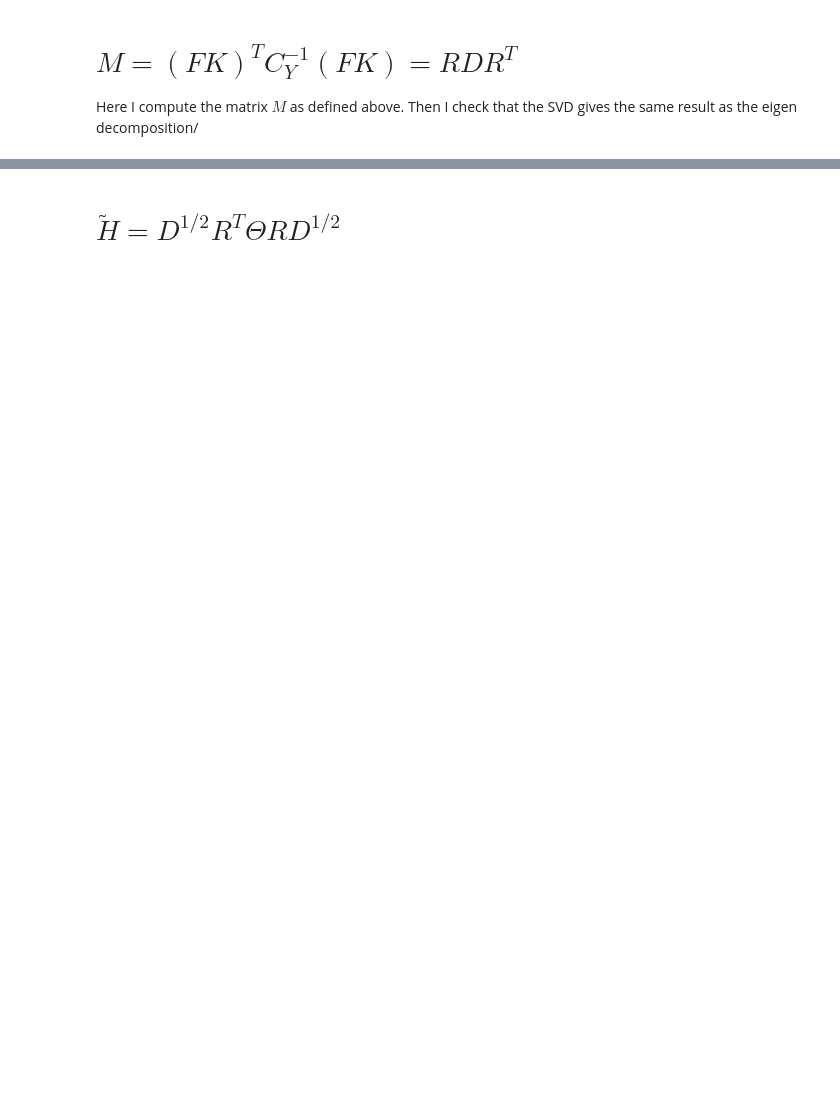
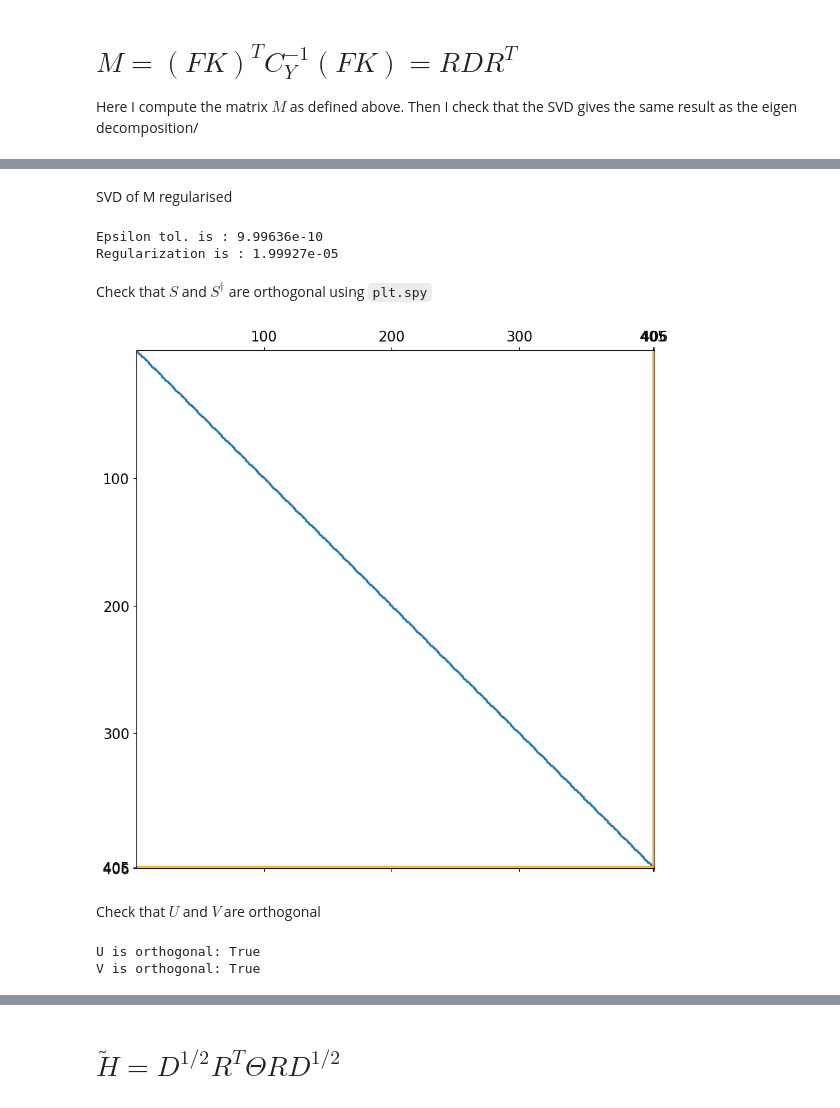
Before and after one commit to achiefa/DeepLearningTheory, a Jupyter notebook: Experiments/Integrated_solution/nnpdf/data_evolution_svd.ipynb, the cells around one changed output, grey strips where cells are left out. Saved outputs shown, nothing was run; the diff lists cells and outputs as text; code cells hidden in the pictures; blank space fills up the shorter version.

```diff
--- a/Experiments/Integrated_solution/nnpdf/data_evolution_svd.ipynb
+++ b/Experiments/Integrated_solution/nnpdf/data_evolution_svd.ipynb
@@ -367,0 +316,45 @@ plt.matshow(test)
+# %% [markdown]
+SVD of M regularised
+# %%
+reg_eta = eps_rel_M * 2e4
+print(f"Epsilon tol. is : {eps_rel_M:.5e}")
+print(f"Regularization is : {reg_eta:.5e}")
+
+# Regularize the matrix
+M_reg, (S_M_reg, Vh_M, U_M, tol) = regularize_matrix_svd(M + reg_eta * np.eye(M.shape[0]), tol=eps_rel_M, hermitean=True)
+
+# Regularize the eigenvalues
+eigvals_M = [val if val > eps_rel_M else 0.0 for val in eigvals_M]
+
+# Compute the pseudo-inverse
+M_pinv = np.linalg.pinv(M_reg, rcond=eps)
+
+# Reconstruct the pseudo-inverse
+S_M_reg_dag = [1/val if val != 0.0 else 0.0 for val in S_M_reg]
+M_my_pinv = Vh_M.T @ np.diag(S_M_reg_dag) @ U_M.T
+# %% [output]
+Epsilon tol. is : 9.99636e-10
+Regularization is : 1.99927e-05
+# %% [markdown]
+Check that $S$ and $S^{\dag}$ are orthogonal using `plt.spy`
+# %%
+last_non_zero = np.where(np.diag(S_M_reg_dag) @ np.diag(S_M_reg) > reg_eta)[-1][-1]
+
+plt.figure(figsize=(15,10))
+plt.spy(np.diag(S_M_reg_dag) @ np.diag(S_M_reg), precision=reg_eta, markersize=2)
+plt.plot(np.linspace(0,M.shape[0],100), [last_non_zero for _ in range(100)], label=r'$\varepsilon_{rel}$' +  f'~{reg_eta:.2e}', color='orange')
+plt.plot([last_non_zero for _ in range(100)], np.linspace(0,M.shape[0],100), label=r'$\varepsilon_{rel}$' +  f'~{reg_eta:.2e}', color='orange')
+_ = plt.xticks(ticks=[100, 200, 300, M.shape[0], last_non_zero], fontsize=15)
+_ = plt.yticks(ticks=[100, 200, 300, M.shape[0], last_non_zero], fontsize=15)
+# %% [output]
+[figure, added]
+# %% [markdown]
+Check that $U$ and $V$ are orthogonal
+# %%
+is_U_orth = np.allclose(U_M.T @ U_M, np.eye(U_M.shape[0]), atol=reg_eta)
+is_V_orth = np.allclose(Vh_M.T @ Vh_M, np.eye(Vh_M.shape[0]), atol=reg_eta)
+print(f"U is orthogonal: {is_U_orth}")
+print(f"V is orthogonal: {is_V_orth}")
+# %% [output]
+U is orthogonal: True
+V is orthogonal: True
```
Also changed, not shown: parts of 62 cells of this notebook.
